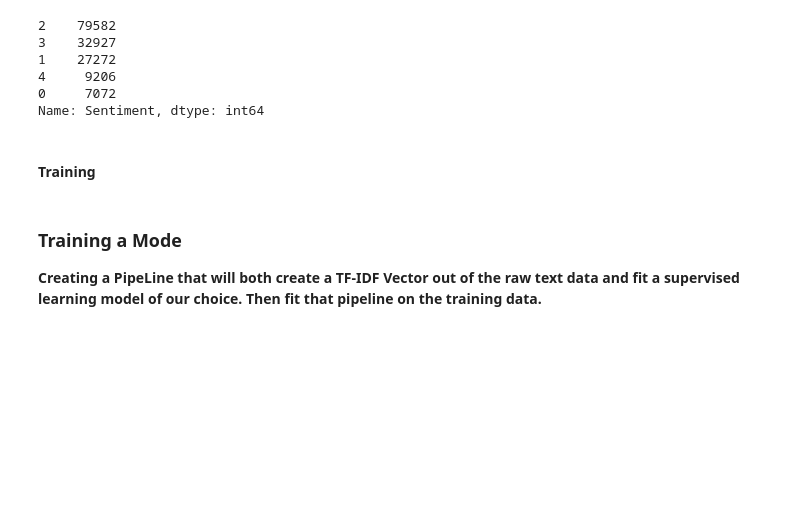
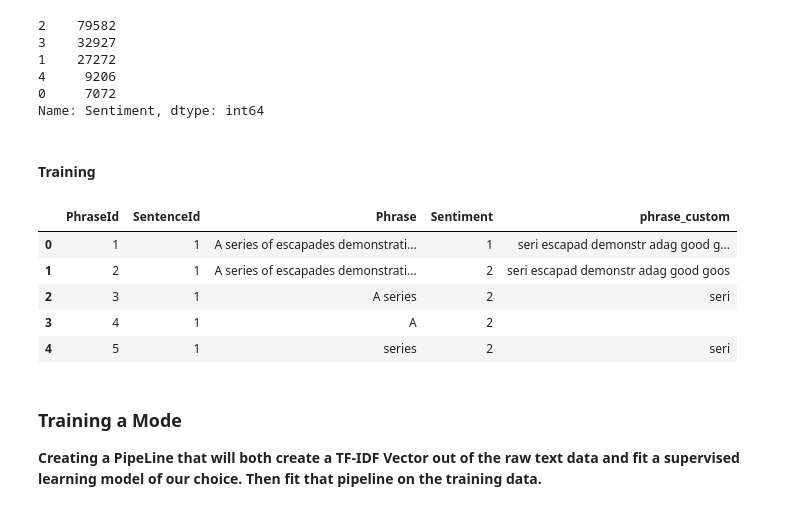
Before and after one commit to marizvi/movie-review-classification, a Jupyter notebook: movie_review_sentiment_svc.ipynb, the cells around one changed output. Cells and saved outputs as stored; diff of their text form; code cells hidden in the pictures; blank space fills up the shorter version.

```diff
--- a/movie_review_sentiment_svc.ipynb
+++ b/movie_review_sentiment_svc.ipynb
@@ -98,9 +98,21 @@ def custom_tokenizer(text):
         for token in tokens
         if token.lower() not in stop_words
     ]
+    token_string = " ".join(processed_tokens)
 
     # Return the processed tokens
-    return processed_tokens
+    return token_string
+# %%
+df['phrase_custom'] = df['Phrase'].apply(custom_tokenizer)
+# %%
+df.head()
+# %% [output]
+|  | PhraseId | SentenceId | Phrase | Sentiment | phrase_custom |
+| 0 | 1 | 1 | A series of escapades demonstrati... | 1 | seri escapad demonstr adag good g... |
+| 1 | 2 | 1 | A series of escapades demonstrati... | 2 | seri escapad demonstr adag good goos |
+| 2 | 3 | 1 | A series | 2 | seri |
+| 3 | 4 | 1 | A | 2 |  |
+| 4 | 5 | 1 | series | 2 | seri |
 # %%
 from sklearn.model_selection import train_test_split
 # %%
```
Also changed, not shown: parts of 5 cells of this notebook, 3 other files.
